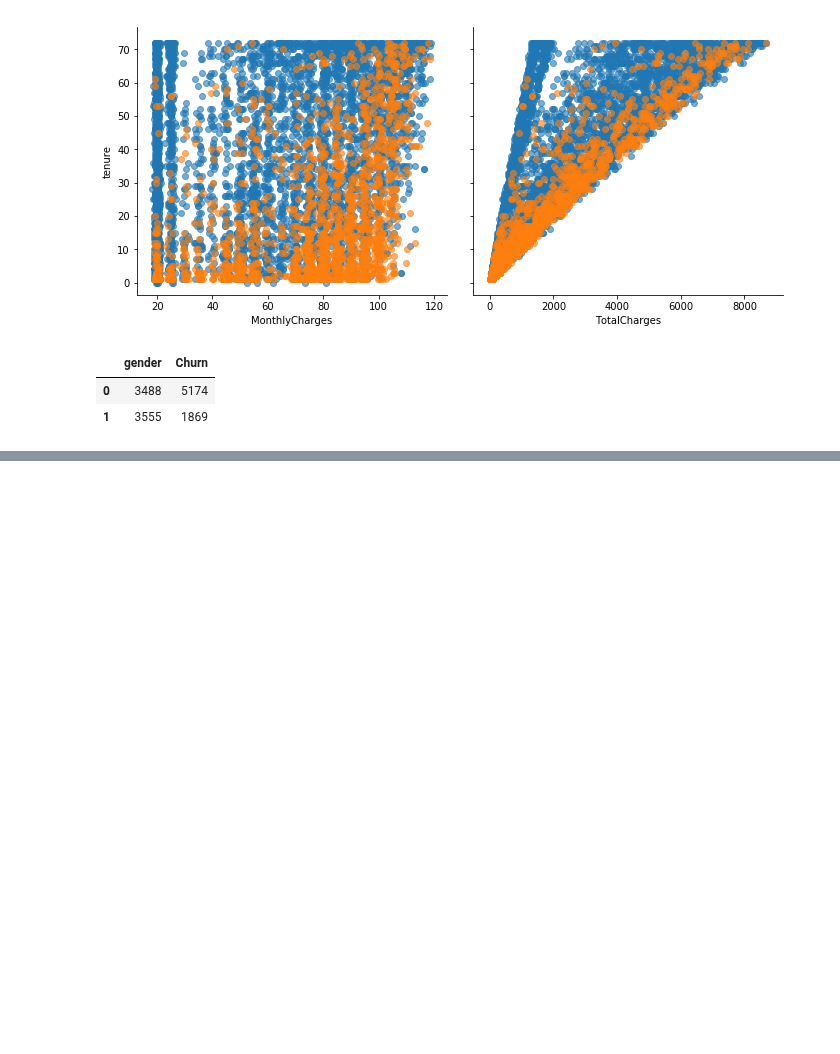
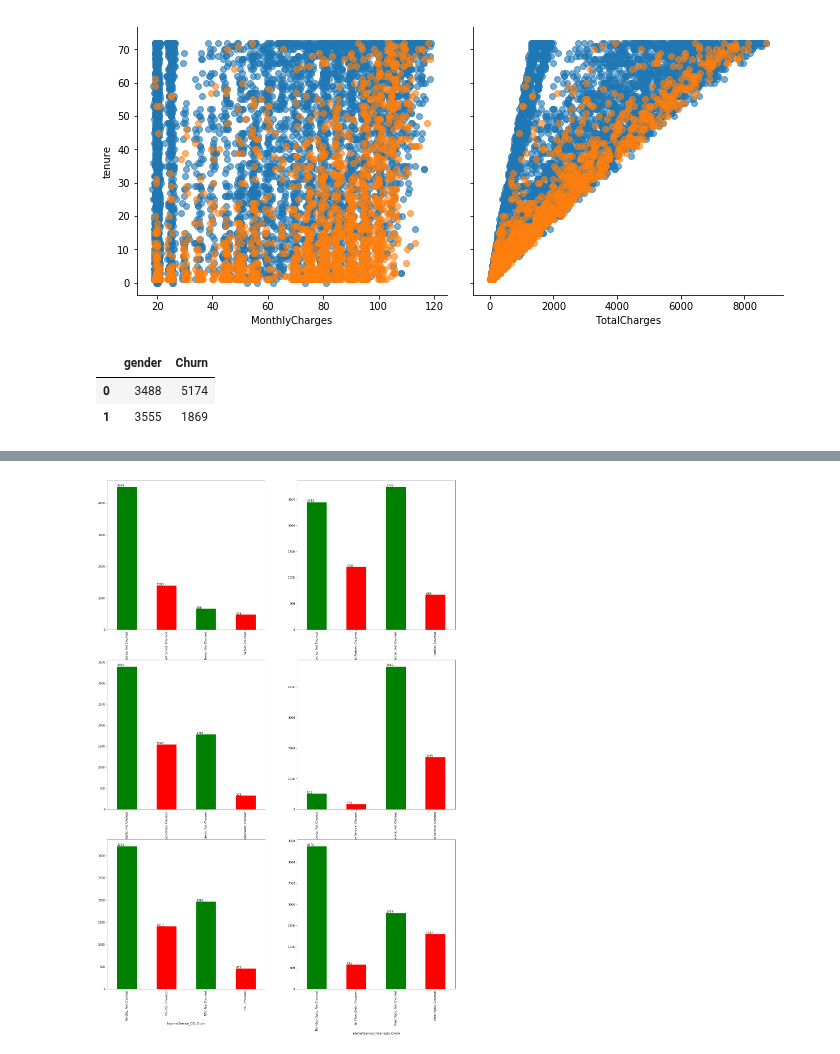
Before and after one commit to LawrenceGlenn/TelecomChurnProject, a Jupyter notebook: Churn.ipynb, the cells around one changed output, grey strips where cells are left out. Cells and saved outputs as stored; diff of their text form; code cells hidden in the pictures; blank space fills up the shorter version.

```diff
--- a/Churn.ipynb
+++ b/Churn.ipynb
@@ -232,0 +240,10 @@ ax.set_xticklabels(labels)
+# %%
+fig,ax = plt.subplots(3,2, figsize=(22,33))
+binary_vs_churn(ax[0,0],'SeniorCitizen','Not Senior','Senior')
+binary_vs_churn(ax[0,1],'Partner','No Partner','Partner')
+binary_vs_churn(ax[1,0],'Dependents','No Dependents','Has Dependents')
+binary_vs_churn(ax[1,1],'PhoneService','No Phone Service','Phone Service')
+binary_vs_churn(ax[2,0],'InternetService_DSL','No DSL','DSL')
+binary_vs_churn(ax[2,1],'InternetService_Fiber optic','No Fiber Optic','Fiber Optic')
+# %% [output]
+[figure, added]
```
Also changed, not shown: parts of 4 cells of this notebook.
